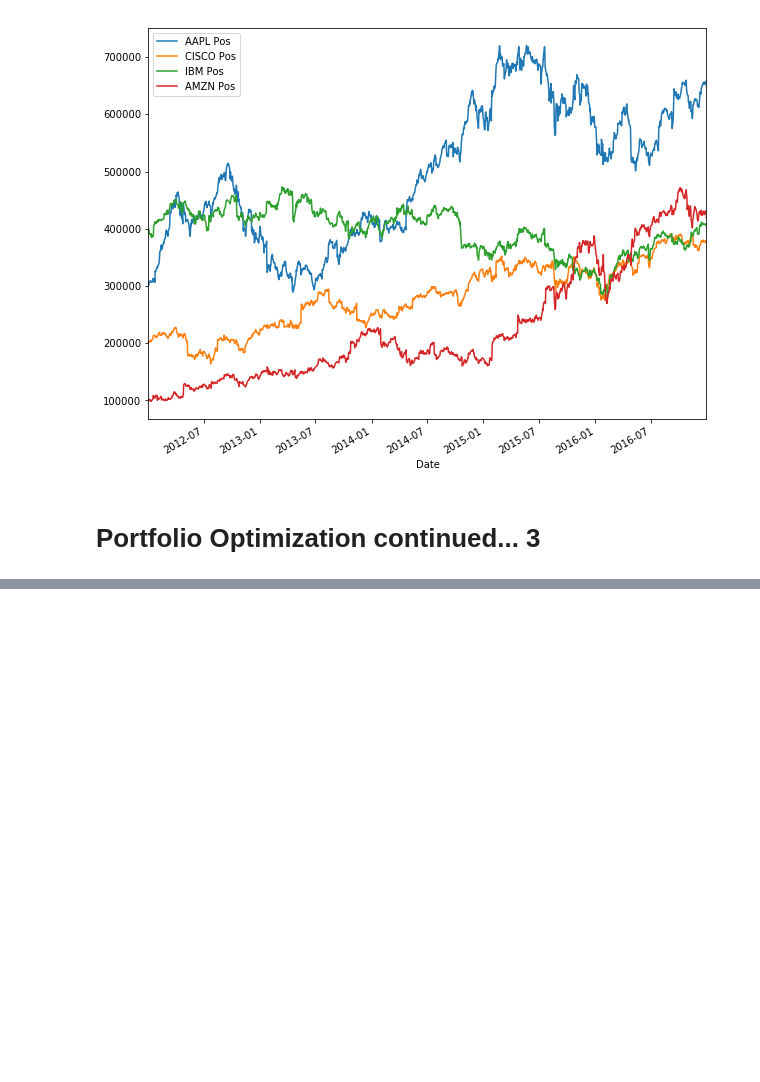
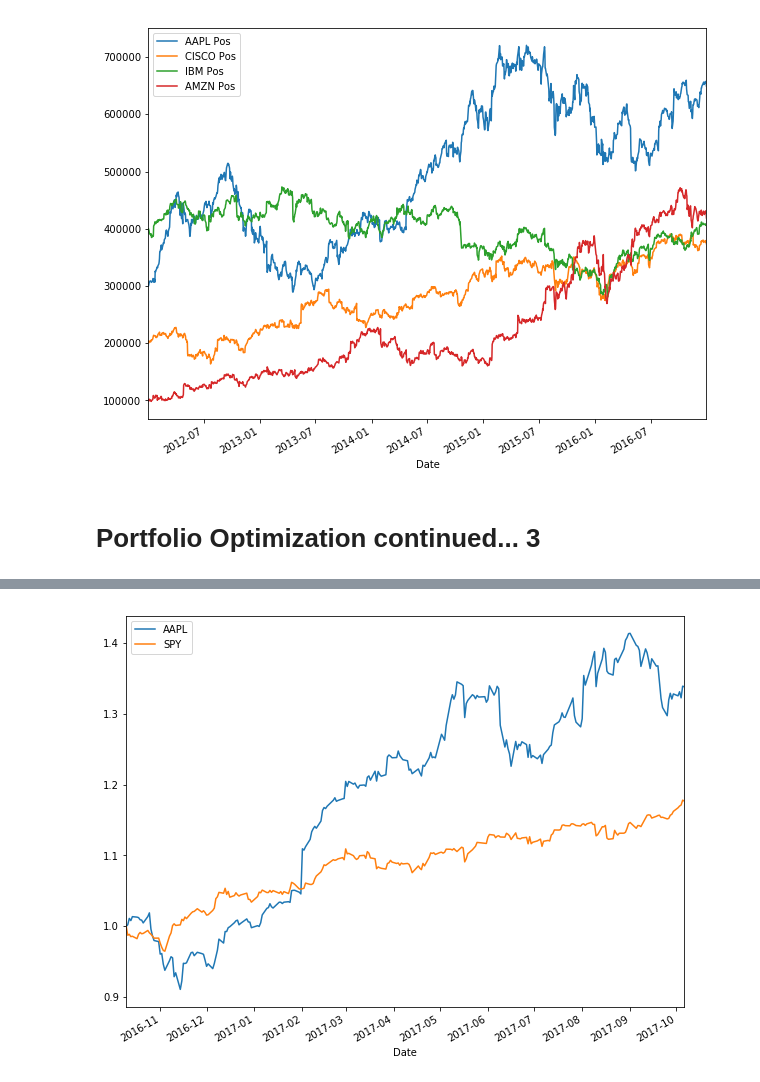
Before and after one commit to mdalvi/financial-analysis-and-algo-trading, a Jupyter notebook: python_finance_fundamentals/finance_fundamentals_lecture_notes.ipynb, the cells around one changed output, grey strips where cells are left out. Cells and saved outputs as stored; diff of their text form; code cells hidden in the pictures; blank space fills up the shorter version.

```diff
--- a/python_finance_fundamentals/finance_fundamentals_lecture_notes.ipynb
+++ b/python_finance_fundamentals/finance_fundamentals_lecture_notes.ipynb
@@ -556,0 +853,3 @@ portfolio_val.drop(['Total Pos', 'Daily Returns'], axis=1).plot(figsize=(10,8));
+# %%
+aapl['Cumulative'] = aapl['Close']/aapl['Close'].iloc[0]
+spy_etf['Cumulative'] = spy_etf['Close']/spy_etf['Close'].iloc[0]
@@ -556,0 +866,6 @@ portfolio_val.drop(['Total Pos', 'Daily Returns'], axis=1).plot(figsize=(10,8));
+# %%
+aapl['Cumulative'].plot(label='AAPL', figsize=(10,8))
+spy_etf['Cumulative'].plot(label='SPY')
+plt.legend();
+# %% [output]
+[figure, added]
```
Also changed, not shown: parts of 58 cells of this notebook.
